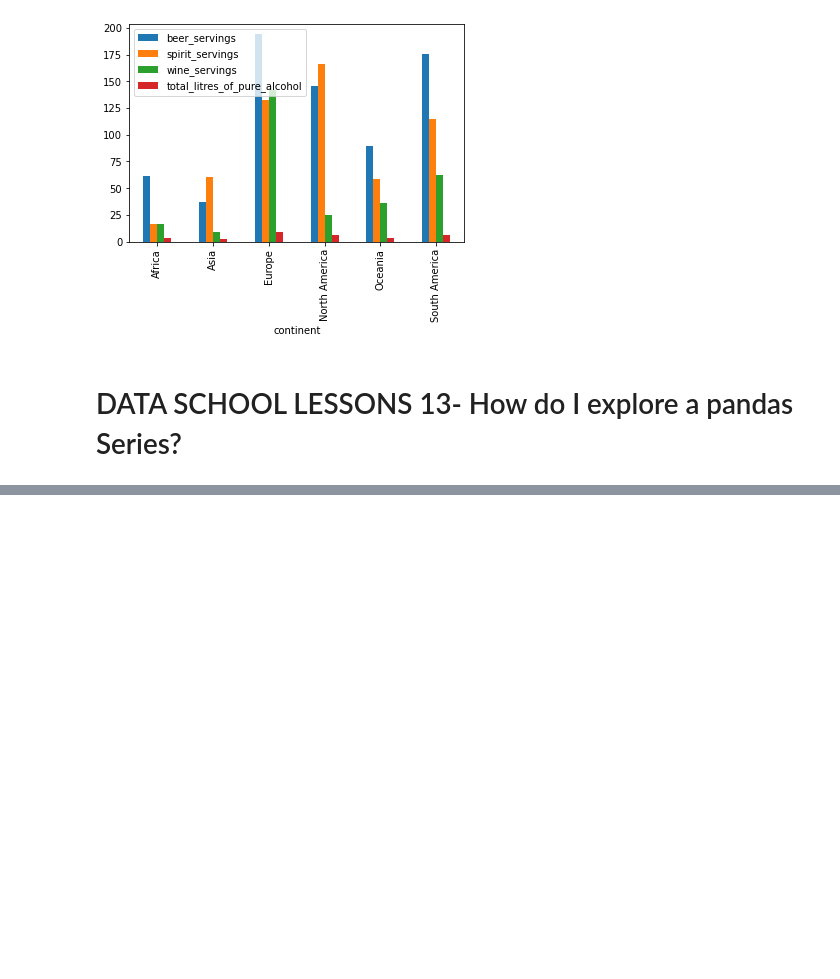
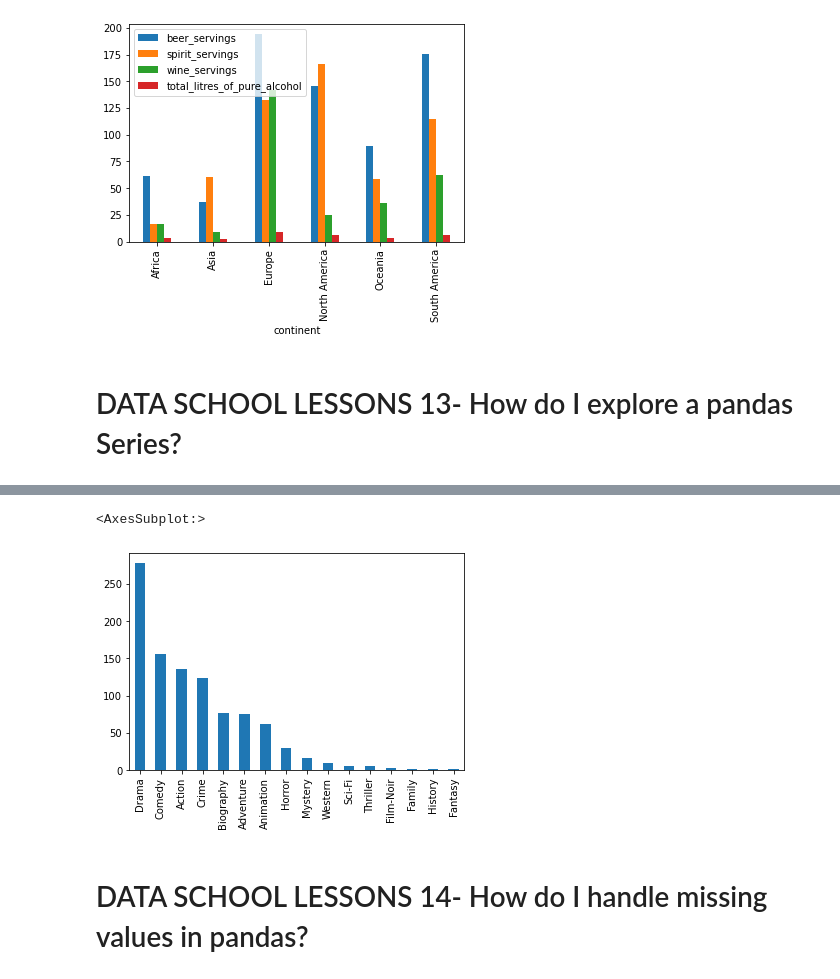
Before and after one commit to 123nikolaygogol/DATA-SCHOOL-PANDAS, a Jupyter notebook: DATA SCHOOL-PANDAS.ipynb, the cells around one changed output, grey strips where cells are left out. Drawn from its saved outputs; the diff is of its cells as text; code cells hidden in the pictures; blank space fills up the shorter version.

Commit message:
uploaded continuation of part of lessons

```diff
--- a/DATA SCHOOL-PANDAS.ipynb
+++ b/DATA SCHOOL-PANDAS.ipynb
@@ -1036,0 +1235,9 @@ drinks.groupby(["continent"]).mean().plot(kind = "bar")
+# %%
+movies["genre"].value_counts().plot(kind = "bar")
+#movies DataFrame inin genre sütunundaki unique değerlerin toplamını
+#bir bar plotta görmek için .plot un içindeki kind parametresine bar yazıyoruz.
+# %% [output]
+<AxesSubplot:>
+[figure, added]
+# %% [markdown]
+# DATA SCHOOL LESSONS 14- How do I handle missing values in pandas?
```
Also changed, not shown: parts of 54 cells of this notebook.
